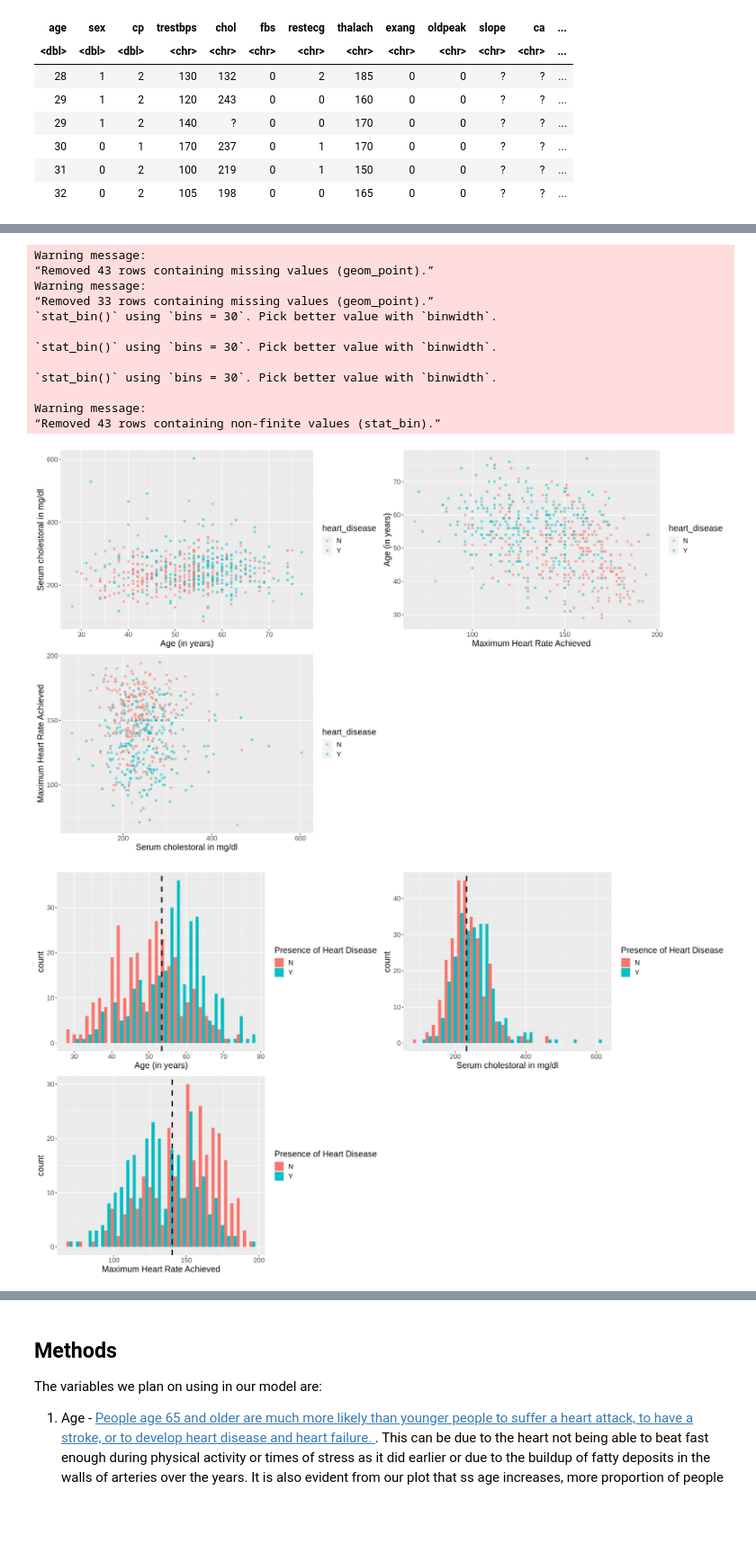
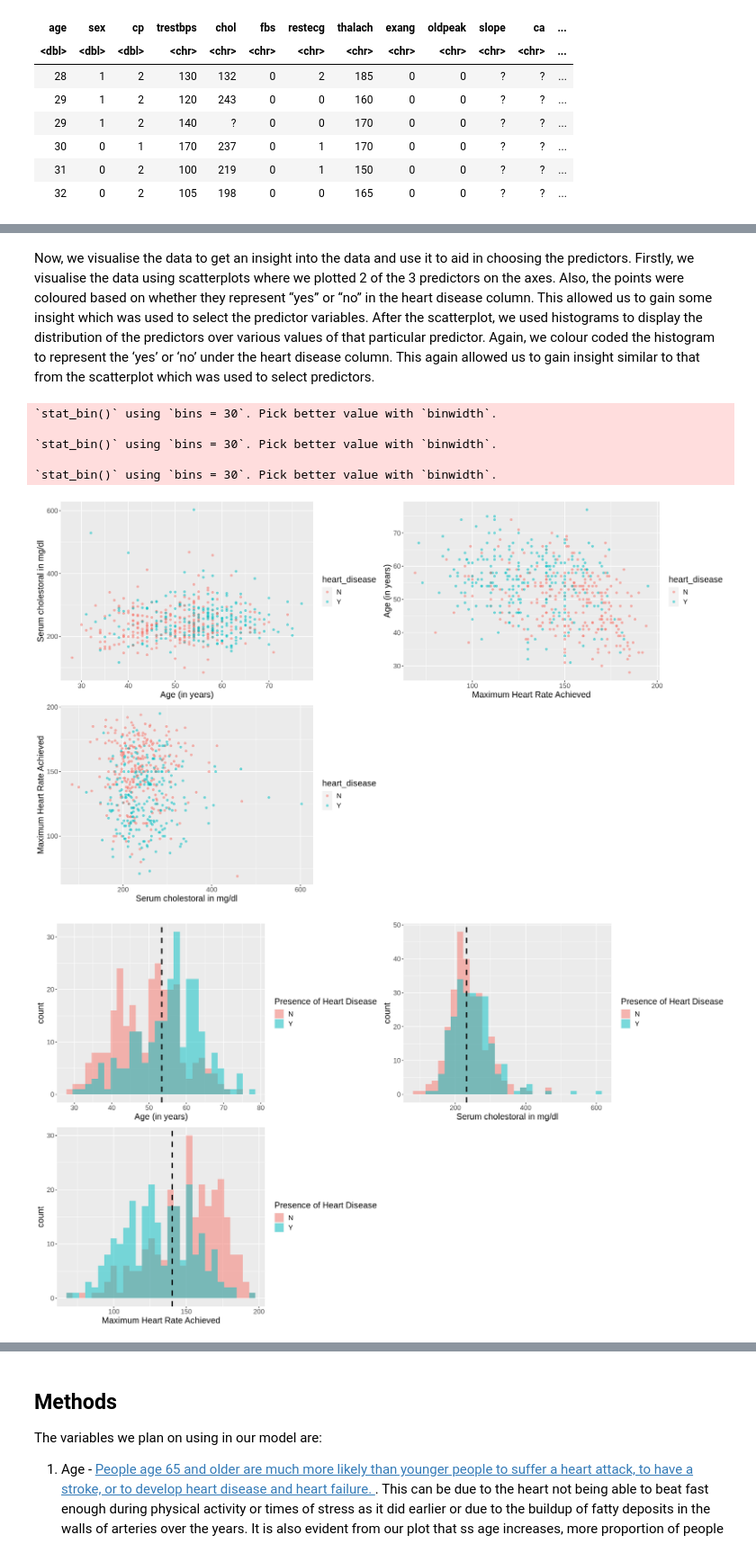
Before and after one commit to alisalamatian1/Heart_disease_prediction, a Jupyter notebook: Report.ipynb, the cells around one changed output, grey strips where cells are left out. Shown at 90% size. Drawn from its saved outputs; the diff is of its cells as text; code cells hidden in the pictures; blank space fills up the shorter version.

Commit message:
Adding the explanations, testing, and result plots

```diff
--- a/Report.ipynb
+++ b/Report.ipynb
@@ -174,13 +154,22 @@ A data.frame: 797 × 5
 # %%
 # seperating the data into different data set based on their location
+set.seed(1)
+
+
 hungarian_data_cleaned <- heart_data_final %>%
-    filter (location == "Hungarian")
+    filter (location == "Hungarian") %>%
+    na.omit () %>%
+    filter (chol != 0)
 
 cleveland_data_cleaned <- heart_data_final %>%
-    filter (location == "Cleveland")
+    filter (location == "Cleveland") %>%
+    na.omit () %>%
+    filter (chol != 0)
 
 va_data_cleaned <- heart_data_final %>%
-    filter (location == "Va")
+    filter (location == "Va") %>%
+    na.omit () %>%
+    filter (chol != 0)
 
 # spliting the data into training and testing for each of those locations
 
@@ -257,3 +248,5 @@ A tibble: 2 × 3
+# %% [markdown]
+Now, we visualise the data to get an insight into the data and use it to aid in choosing the predictors. Firstly, we visualise the data using scatterplots where we plotted 2 of the 3 predictors on the axes. Also, the points were coloured based on whether they represent “yes” or “no” in the heart disease column. This allowed us to gain some insight which was used to select the predictor variables. After the scatterplot, we used histograms to display the distribution of the predictors over various values of that particular predictor. Again, we colour coded the histogram to represent the ‘yes’ or ‘no’ under the heart disease column. This again allowed us to gain insight similar to that from the scatterplot which was used to select predictors.
 # %%
 #visualising the data
 
@@ -269,13 +262,13 @@ geom_point(stat = "identity", alpha = 0.5)+
 labs(x="Age (in years)", y = "Serum cholestoral in mg/dl")+
 theme (text = element_text (size = 15))
 
-trestbps_age <- heart_data_training %>%
+thalach_age <- heart_data_training %>%
 ggplot(aes(x = thalach, y = age, color = heart_disease)) +
 geom_point(stat = "identity", alpha = 0.5)+
 labs(x = "Maximum Heart Rate Achieved", y= "Age (in years)")+
 theme (text = element_text (size = 15))
 
-thalach_trestbps<- heart_data_training %>%
+chol_thalach <- heart_data_training %>%
 filter (chol != 0) %>%
 ggplot(aes(x = chol, y = thalach , color = heart_disease)) +
 geom_point(stat = "identity", alpha = 0.5)+
@@ -287,44 +280,37 @@ grid.arrange(age_chol, trestbps_age, thalach_trestbps, nrow=2)
 # part 2: histograms
 age_plot <- heart_data_training %>%
 ggplot(aes(x = age, fill = as_factor(heart_disease))) +
-geom_histogram(position = "dodge") +
+geom_histogram(alpha=0.5, position = "identity") +
 geom_vline(xintercept = 53.4350, linetype="dashed", size = 1.1)+
 labs(x="Age (in years)", fill = "Presence of Heart Disease")+
 theme (text = element_text (size = 15))
 
 chol_plot <- heart_data_training %>%
     filter (chol != 0) %>%
 ggplot(aes(x = chol, fill = as_factor(heart_disease))) +
-geom_histogram(position = "dodge") +
+geom_histogram(alpha=0.5, position = "identity") +
 geom_vline(xintercept = 232.4731, linetype="dashed", size = 1.1)+
 labs(x="Serum cholestoral in mg/dl", fill = "Presence of Heart Disease")+
 theme (text = element_text (size = 15))
 
 thalach_plot <- heart_data_training %>%
 ggplot(aes(x = thalach, fill = as_factor(heart_disease))) +
-geom_histogram(position = "dodge") +
+geom_histogram(alpha=0.5, position = "identity") +
 geom_vline(xintercept = 140.3143, linetype="dashed", size = 1.1)+
 labs(x = "Maximum Heart Rate Achieved", fill = "Presence of Heart Disease")+
 theme (text = element_text (size = 15))
 
 grid.arrange(age_plot, chol_plot, thalach_plot, nrow=2)
 
 
 # Side notes:
 # the added dashed lines for histograms represents the mean value of each predictor
 # the 0 cholestrols are filtered for the purpose of better visualization
 # %% [output]
-Warning message:
-“Removed 43 rows containing missing values (geom_point).”
-Warning message:
-“Removed 33 rows containing missing values (geom_point).”
 `stat_bin()` using `bins = 30`. Pick better value with `binwidth`.
 
 `stat_bin()` using `bins = 30`. Pick better value with `binwidth`.
 
 `stat_bin()` using `bins = 30`. Pick better value with `binwidth`.
-
-Warning message:
-“Removed 43 rows containing non-finite values (stat_bin).”
-[figure, old version]
+[figure, new version]
-[figure, old version]
+[figure, new version]
```
Also changed, not shown: parts of 14 cells of this notebook.
